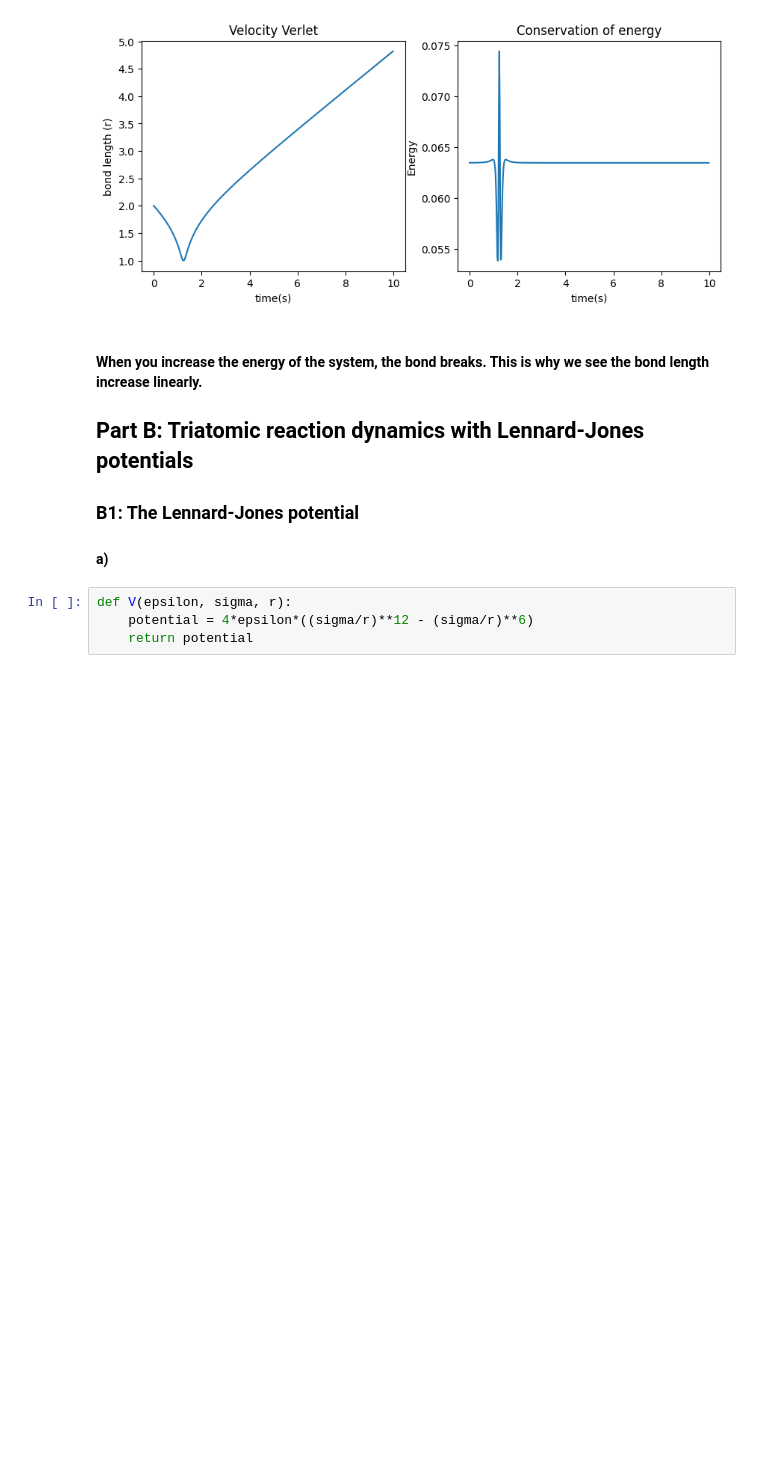
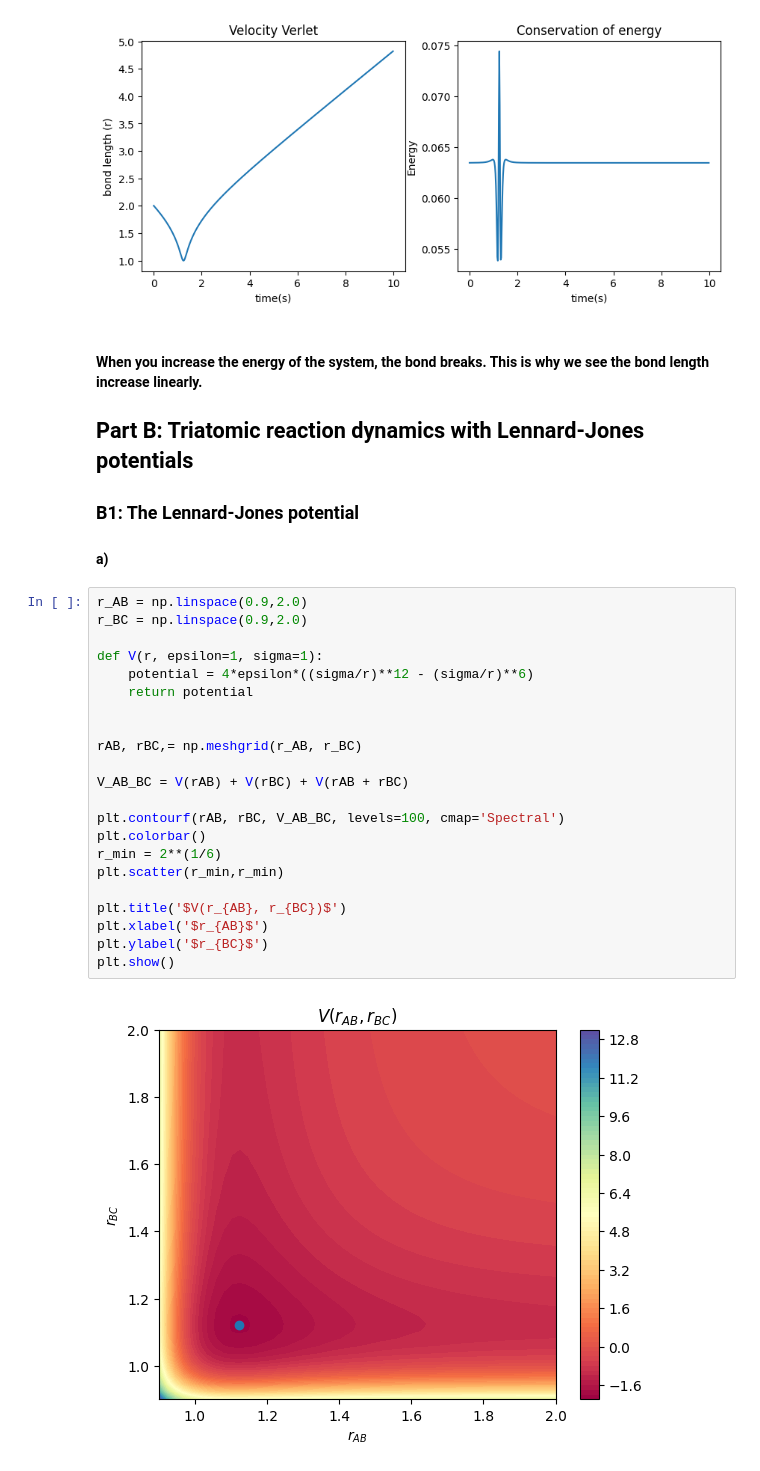
Before and after one commit to Icho2/Computational_Chemistry, a Jupyter notebook: Molecular_Dynamics.ipynb, the cells around one changed output. Cells and saved outputs as stored; diff of their text form; blank space fills up the shorter version.

```diff
--- a/Molecular_Dynamics.ipynb
+++ b/Molecular_Dynamics.ipynb
@@ -162,6 +162,26 @@ Text(0.5, 1.0, 'Conservation of energy')
 ### B1: The Lennard-Jones potential
 #### a)
 # %%
-def V(epsilon, sigma, r):
+r_AB = np.linspace(0.9,2.0)
+r_BC = np.linspace(0.9,2.0)
+
+def V(r, epsilon=1, sigma=1):
     potential = 4*epsilon*((sigma/r)**12 - (sigma/r)**6)
     return potential
+
+
+rAB, rBC,= np.meshgrid(r_AB, r_BC)
+
+V_AB_BC = V(rAB) + V(rBC) + V(rAB + rBC)
+
+plt.contourf(rAB, rBC, V_AB_BC, levels=100, cmap='Spectral')
+plt.colorbar()
+r_min = 2**(1/6)
+plt.scatter(r_min,r_min)
+
+plt.title('$V(r_{AB}, r_{BC})$')
+plt.xlabel('$r_{AB}$')
+plt.ylabel('$r_{BC}$')
+plt.show()
+# %% [output]
+[figure, added]
```
Also changed, not shown: parts of 3 cells of this notebook, 1 other file.
